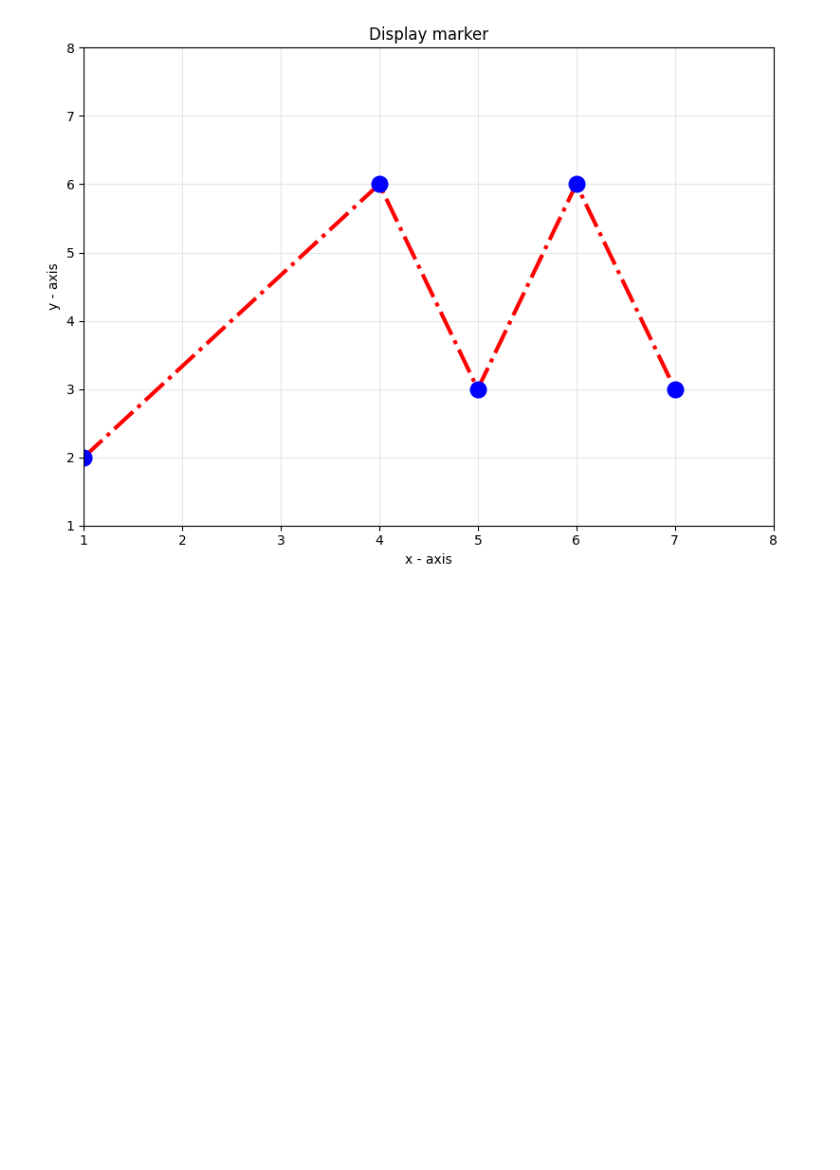
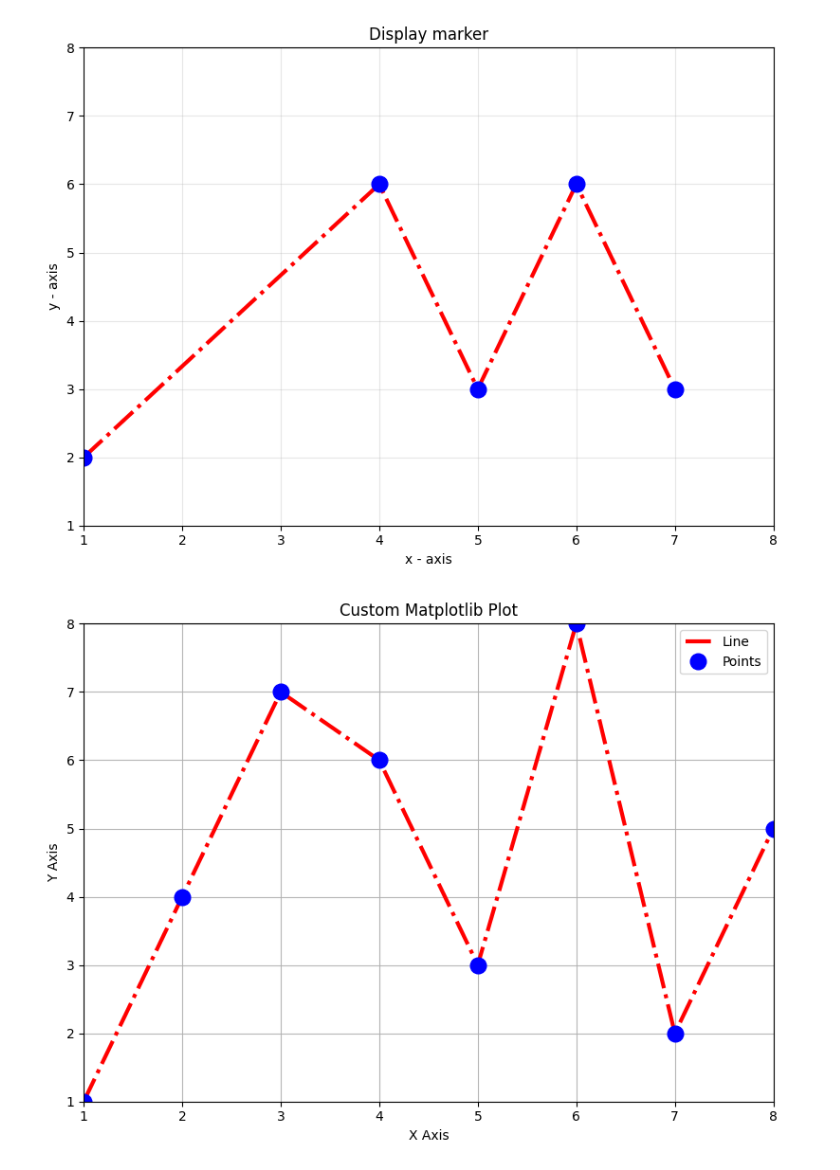
Before and after one commit to stkisengese/visualizations, a Jupyter notebook: ex03_matplotlib_1.ipynb, the cells around one changed output. Drawn from its saved outputs; the diff is of its cells as text; code cells hidden in the pictures; blank space fills up the shorter version.

Commit message:
feat: add more plot examples

```diff
--- a/ex03_matplotlib_1.ipynb
+++ b/ex03_matplotlib_1.ipynb
@@ -33,3 +33,27 @@ plt.tight_layout()
 plt.show()
 # %% [output]
 [figure]
+# %%
+# Create the plot using matplotlib
+plt.figure(figsize=(8, 6))
+
+# Data points
+x = [1, 2, 3, 4, 5, 6, 7, 8]
+y = [1, 4, 7, 6, 3, 8, 2, 5]
+
+# Plot with specified style
+plt.plot(x, y, 'r-.', linewidth=3, label='Line')
+plt.plot(x, y, 'bo', markersize=12, label='Points')
+
+# Set plot properties
+plt.title('Custom Matplotlib Plot')
+plt.xlabel('X Axis')
+plt.ylabel('Y Axis')
+plt.xlim(1, 8)
+plt.ylim(1, 8)
+plt.legend()
+plt.grid(True, alpha=0.9)
+plt.tight_layout()
+plt.show()
+# %% [output]
+[figure, added]
```
Also changed, not shown: parts of 1 cell of this notebook.
